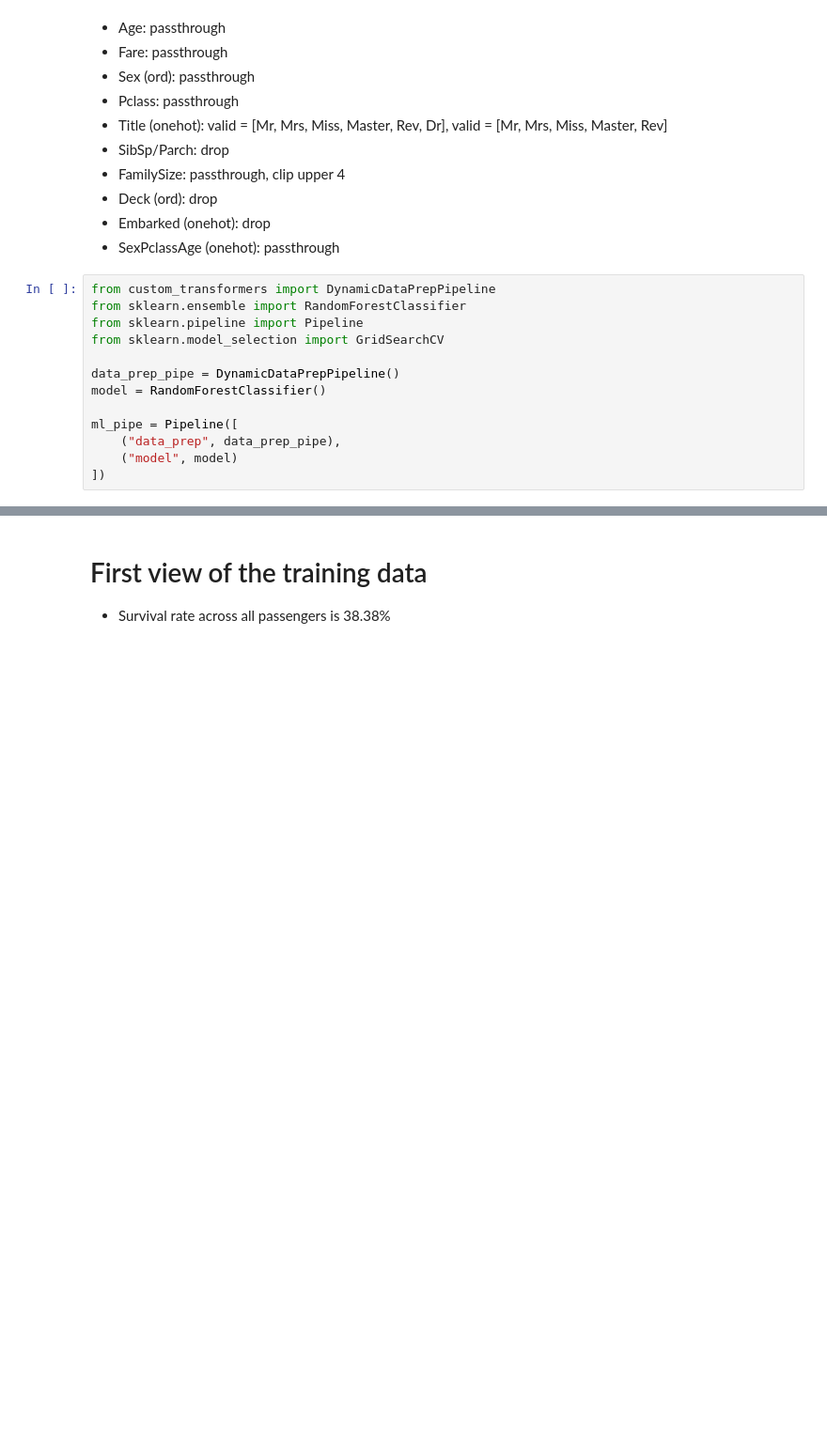
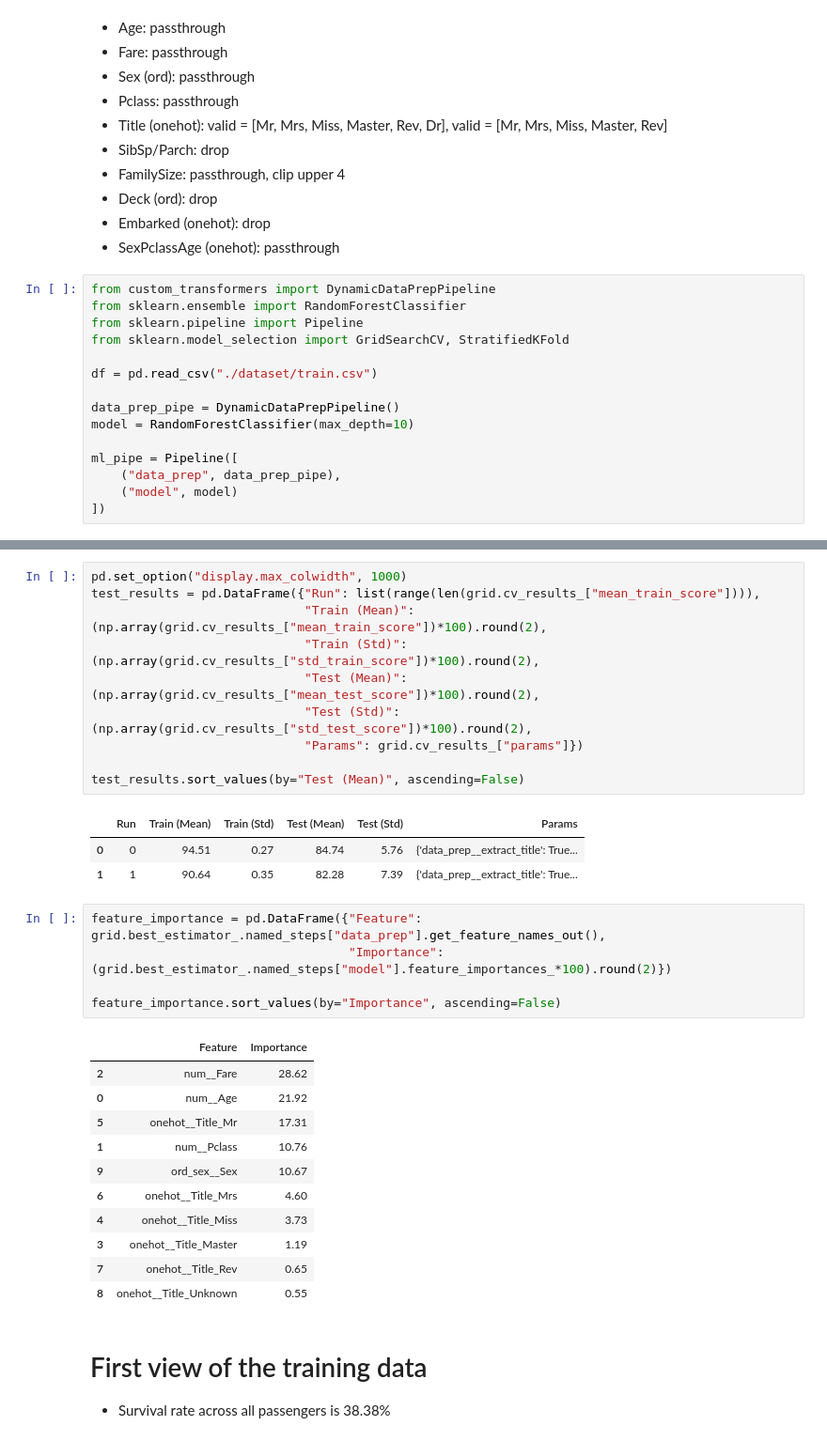
Before and after one commit to rfdspeng/ml_ai_portfolio, a Jupyter notebook: titanic/titanic.ipynb, the cells around one changed output, grey strips where cells are left out. Shown at 94% size. Saved outputs shown, nothing was run; the diff lists cells and outputs as text; blank space fills up the shorter version.

Commit message:
Update titanic: finished updating dynamic data prep pipeline, added grid search to notebook

```diff
--- a/titanic/titanic.ipynb
+++ b/titanic/titanic.ipynb
@@ -280,10 +291,12 @@ g = sns.catplot(df_out, kind="bar", x="FamilySize", y="AgeMissing", height=3)
 from custom_transformers import DynamicDataPrepPipeline
 from sklearn.ensemble import RandomForestClassifier
 from sklearn.pipeline import Pipeline
-from sklearn.model_selection import GridSearchCV
+from sklearn.model_selection import GridSearchCV, StratifiedKFold
+
+df = pd.read_csv("./dataset/train.csv")
 
 data_prep_pipe = DynamicDataPrepPipeline()
-model = RandomForestClassifier()
+model = RandomForestClassifier(max_depth=10)
 
 ml_pipe = Pipeline([
     ("data_prep", data_prep_pipe),
@@ -328,3 +357,34 @@ pandas.core.series.Series
+# %%
+pd.set_option("display.max_colwidth", 1000)
+test_results = pd.DataFrame({"Run": list(range(len(grid.cv_results_["mean_train_score"]))),
+                             "Train (Mean)": (np.array(grid.cv_results_["mean_train_score"])*100).round(2),
+                             "Train (Std)": (np.array(grid.cv_results_["std_train_score"])*100).round(2),
+                             "Test (Mean)": (np.array(grid.cv_results_["mean_test_score"])*100).round(2),
+                             "Test (Std)": (np.array(grid.cv_results_["std_test_score"])*100).round(2),
+                             "Params": grid.cv_results_["params"]})
+
+test_results.sort_values(by="Test (Mean)", ascending=False)
+# %% [output]
+|  | Run | Train (Mean) | Train (Std) | Test (Mean) | Test (Std) | Params |
+| 0 | 0 | 94.51 | 0.27 | 84.74 | 5.76 | {'data_prep__extract_title': True... |
+| 1 | 1 | 90.64 | 0.35 | 82.28 | 7.39 | {'data_prep__extract_title': True... |
+# %%
+feature_importance = pd.DataFrame({"Feature": grid.best_estimator_.named_steps["data_prep"].get_feature_names_out(),
+                                   "Importance": (grid.best_estimator_.named_steps["model"].feature_importances_*100).round(2)})
+
+feature_importance.sort_values(by="Importance", ascending=False)
+# %% [output]
+|  | Feature | Importance |
+| 2 | num__Fare | 28.62 |
+| 0 | num__Age | 21.92 |
+| 5 | onehot__Title_Mr | 17.31 |
+| 1 | num__Pclass | 10.76 |
+| 9 | ord_sex__Sex | 10.67 |
+| 6 | onehot__Title_Mrs | 4.60 |
+| 4 | onehot__Title_Miss | 3.73 |
+| 3 | onehot__Title_Master | 1.19 |
+| 7 | onehot__Title_Rev | 0.65 |
+| 8 | onehot__Title_Unknown | 0.55 |
 # %% [markdown]
 # First view of the training data
 
```
Also changed, not shown: parts of 4 cells of this notebook, 1 other file.
